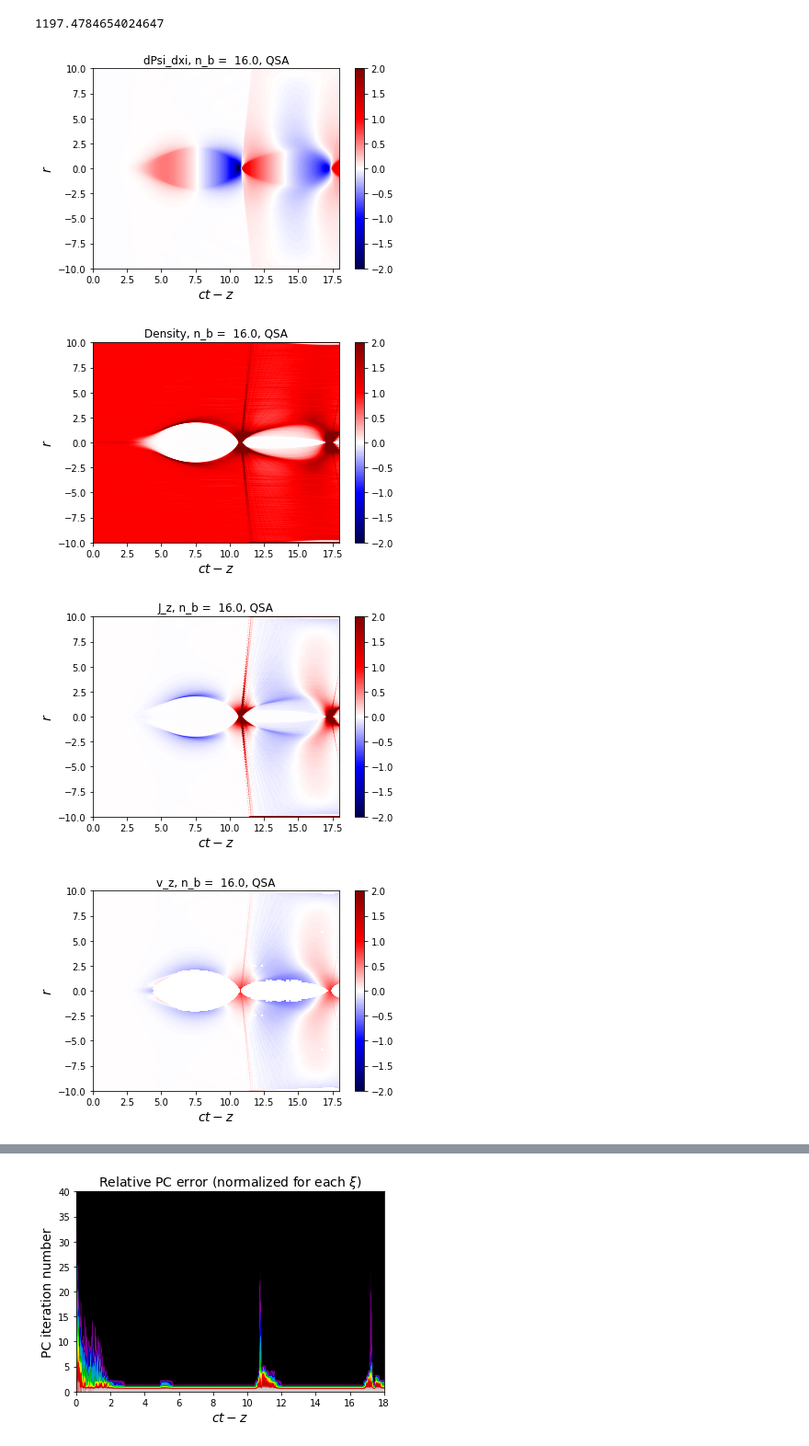
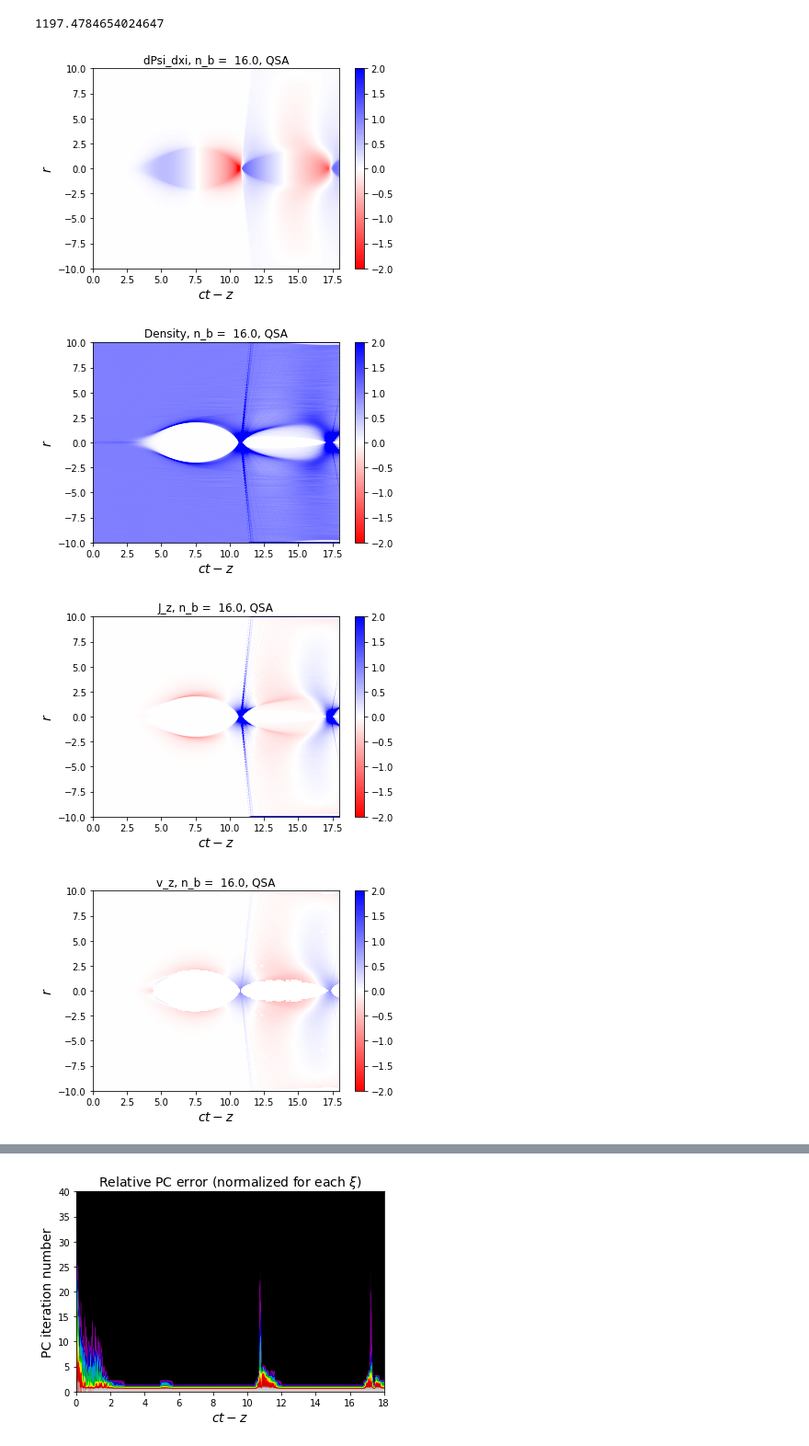
Before and after one commit to viktoriiazakharova/QSA_PWFA, a Jupyter notebook: example/sim_test_new.ipynb, the cells around one changed output, grey strips where cells are left out. Shown: that part at 92% size. Drawn from its saved outputs; the diff is of its cells as text; code cells hidden in the pictures.

```diff
--- a/example/sim_test_new.ipynb
+++ b/example/sim_test_new.ipynb
@@ -49,7 +49,8 @@ r_grid_user = np.r_[r_grid_user,
 
 sim.add_specie( NeutralUniformPlasma(r_grid_user=r_grid_user, n_p=0.7) )
 
-sim.add_specie( NeutralNoneUniformPlasma(dens_func=lambda r: 0.3,
+dens_func = np.vectorize(lambda r: 0.3)
+sim.add_specie( NeutralNoneUniformPlasma(dens_func=dens_func,
                                          r_grid_user=r_grid_user,
                                          particle_boundary=1) )
 
@@ -73,33 +74,33 @@ sim.run(iter_max=40, rel_err_max=1e-2, mixing_factor=0.05, track_convergence=Tru
 # %%
 for diag in sim.diagnostics:
     ext = np.array([diag.xi.min(),
                     diag.xi.max(),
                    -diag.grid.L_r,
                     diag.grid.L_r ])
 
     for fld in diag.fields:
         val = diag.Data[fld]
         val_ext = np.hstack((val[:,1:][:,::-1], val[:,1:]))
 
         plt.figure(figsize=(6,4))
 
         vmax = 2
         plt.imshow(val_ext.T,
                    origin='lower',
                    aspect='auto',
-                   cmap=plt.cm.seismic,
+                   cmap=plt.cm.bwr_r,
                    vmax=vmax,
                    vmin=-vmax,
                    extent=ext
                   )
 
         plt.colorbar()
         plt.xlabel(r'$ct-z$', fontsize=14)
         plt.ylabel(r'$r$', fontsize=14)
 
         plt.title(f"{fld}, n_b =  {n_b}, QSA")
 # %% [output]
-[figure, old version]
+[figure, new version]
-[figure, old version]
+[figure, new version]
-[figure, old version]
+[figure, new version]
-[figure, old version]
+[figure, new version]
```
Also changed, not shown: parts of 1 cell of this notebook, 3 other files.
